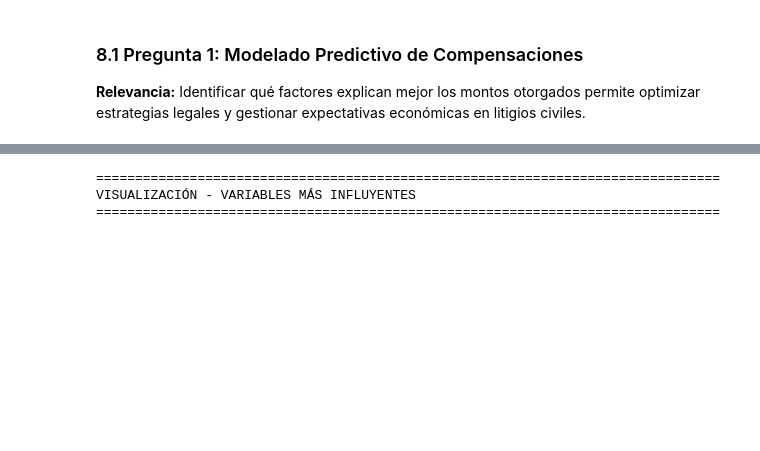
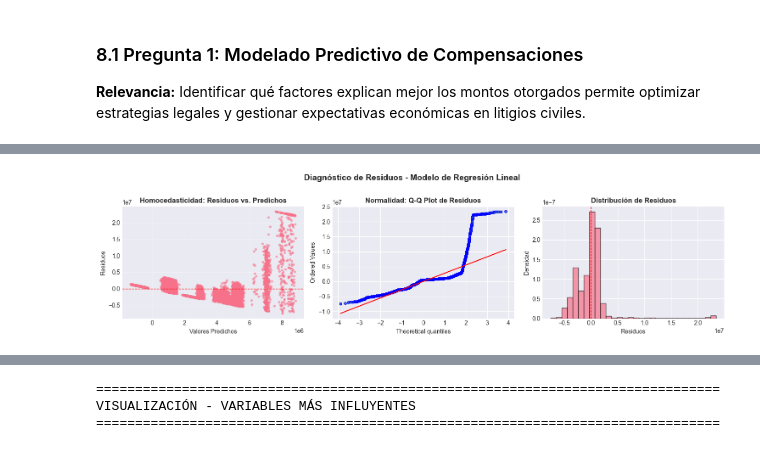
Before and after one commit to ElBrancho04/Analisis-Estadistico-Juicios-Civiles-en-EU, a Jupyter notebook: proyecto_juicios_civiles.ipynb, the cells around one changed output, grey strips where cells are left out. Drawn from its saved outputs; the diff is of its cells as text; code cells hidden in the pictures; blank space fills up the shorter version.

```diff
--- a/proyecto_juicios_civiles.ipynb
+++ b/proyecto_juicios_civiles.ipynb
@@ -972,9 +972,13 @@ print("- Preserva todos los casos (no elimina datos)")
 print("- Limita impacto de valores extremos en análisis estadístico")
 print("- Mantiene estructura de distribución central")
 print("- Umbral: percentiles 1% y 99% (valores fuera de este rango son ajustados)")
+print("\nDECISIÓN METODOLÓGICA:")
+print("- Aunque el análisis IQR (sección 6.5) solo detectó outliers formales (5.97%) en Award_Amount,")
+print("  las tres variables monetarias muestran asimetría extrema y colas largas a la derecha.")
+print("- Por consistencia y robustez del modelo de regresión, se aplica winsorization al 99% a todas.")
 
 # Variables a tratar con winsorization
-winsorize_cols = ['Award_Amount_2024']
+winsorize_cols = ['Award_Amount_2024', 'Plaintiff_Legal_Fees_2024', 'Defendant_Legal_Fees_2024']
 
 print(f"\nAPLICANDO WINSORIZATION A {len(winsorize_cols)} VARIABLES:")
 
@@ -1277,0 +1256,33 @@ Columnas no numéricas en X_test: ['District', 'Appeal_Filed']
+# %%
+# Calcular residuos del conjunto de prueba
+residuos = y_test - y_pred
+
+# Crear figura para diagnóstico de residuos
+fig, axes = plt.subplots(1, 3, figsize=(15, 4))
+fig.suptitle('Diagnóstico de Residuos - Modelo de Regresión Lineal', fontsize=14, fontweight='bold')
+
+# 1. Gráfico de residuos vs valores predichos (homocedasticidad)
+axes[0].scatter(y_pred, residuos, alpha=0.5, s=10)
+axes[0].axhline(y=0, color='r', linestyle='--', linewidth=1)
+axes[0].set_xlabel('Valores Predichos', fontsize=10)
+axes[0].set_ylabel('Residuos', fontsize=10)
+axes[0].set_title('Homocedasticidad: Residuos vs. Predichos', fontweight='bold')
+axes[0].grid(True, alpha=0.3)
+
+# 2. Q-Q plot de residuos (normalidad)
+stats.probplot(residuos, dist="norm", plot=axes[1])
+axes[1].get_lines()[0].set_markerfacecolor('steelblue')
+axes[1].get_lines()[0].set_markersize(4)
+axes[1].set_title('Normalidad: Q-Q Plot de Residuos', fontweight='bold')
+
+# 3. Histograma de residuos
+axes[2].hist(residuos, bins=30, edgecolor='black', alpha=0.7, density=True)
+axes[2].axvline(x=0, color='r', linestyle='--', linewidth=1)
+axes[2].set_xlabel('Residuos', fontsize=10)
+axes[2].set_ylabel('Densidad', fontsize=10)
+axes[2].set_title('Distribución de Residuos', fontweight='bold')
+
+plt.tight_layout()
+plt.show()
+# %% [output]
+[figure, added]
```
Also changed, not shown: parts of 22 cells of this notebook.
